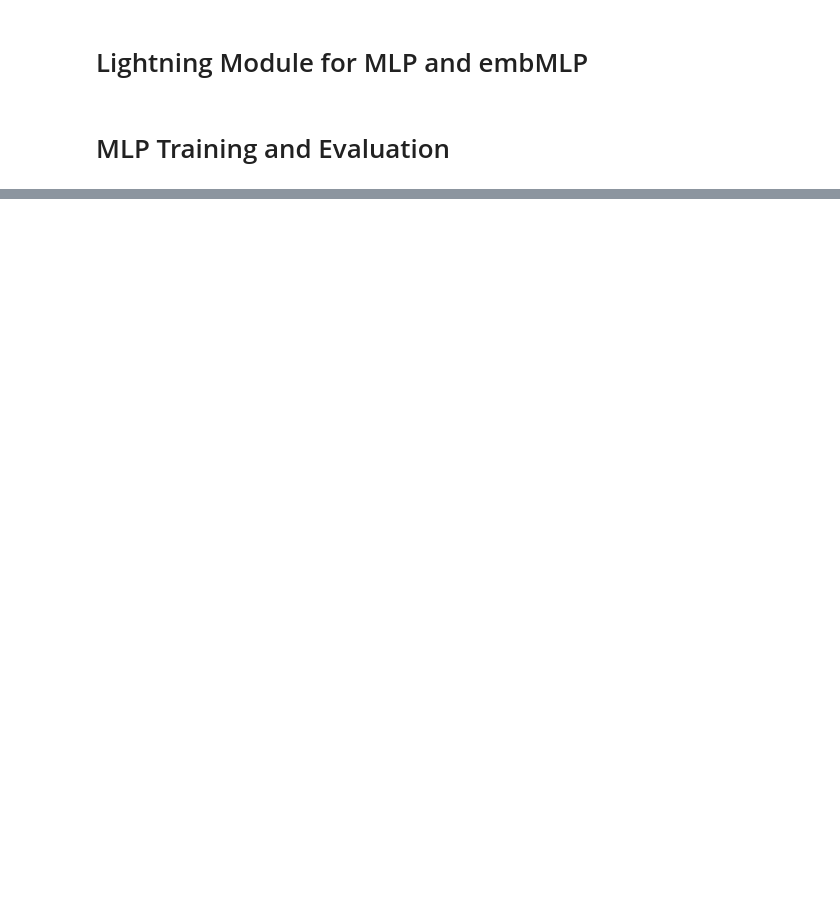
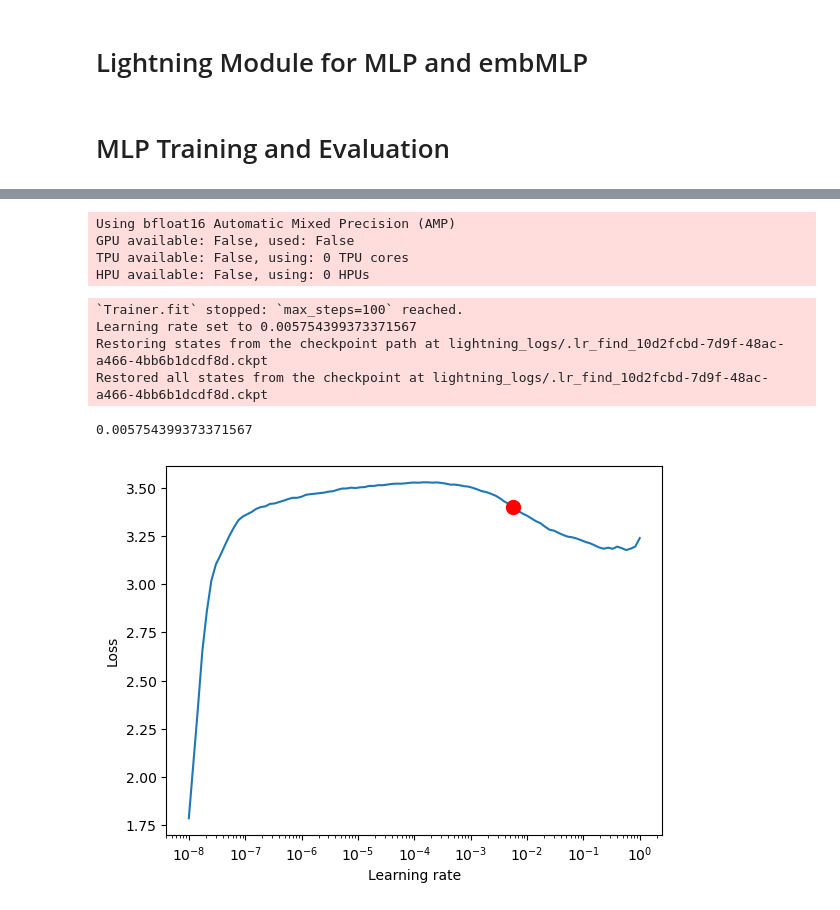
Before and after one commit to tiefenthaler/pytorch-lightning-tabular-classification, a Jupyter notebook: notebooks/20_clf_pipeline_pytorch_MLP.ipynb, the cells around one changed output, grey strips where cells are left out. Drawn from its saved outputs; the diff is of its cells as text; code cells hidden in the pictures; blank space fills up the shorter version.

```diff
--- a/notebooks/20_clf_pipeline_pytorch_MLP.ipynb
+++ b/notebooks/20_clf_pipeline_pytorch_MLP.ipynb
@@ -592,8 +620,6 @@ dm = TabularDataModuleClassificationPACKAGING(
     test_size=0.2,
     val_size=0.2,
     batch_size=64,
-    num_workers_train=0, # (os.cpu_count() / 2)
-    num_workers_inference=0, # (os.cpu_count() / 2)
     SEED=SEED
 )
 # %%
@@ -736,14 +810,14 @@ class MulticlassTabularLightningModule(L.LightningModule):
 # %% [markdown]
 # MLP Training and Evaluation
 # %%
-class MulticlassTabularMLP(torch.nn.Module):
+class MulticlassTabularMLP(nn.Module):
     def __init__(
         self,
         input_size: int = None,
         output_size: int = None,
         hidden_size: int = None,
         n_hidden_layers: int = None,
-        activation_class: torch.nn.functional = nn.ReLU,
+        activation_class: nn.Module = nn.ReLU,
         dropout: float = None,
         norm: bool = True,
     ) -> None:
@@ -753,7 +827,7 @@ class MulticlassTabularMLP(torch.nn.Module):
             output_size (int): Number of output classes.
             hidden_size (int): Number of neurons in hidden layers.
             n_hidden_layers (int): Number of hidden layers.
-            activation_class (torch.nn.functional): Activation function.
+            activation_class (nn.Module): Activation function.
             dropout (float): Dropout rate.
             norm (bool): Whether to use layer normalization.
         """
@@ -820,0 +909,8 @@ lightningmodel = MulticlassTabularLightningModule(
+# %%
+lightningmodel = MulticlassTabularLightningModule(
+    model=multiclass_mlp,
+    learning_rate=0.001,
+    train_acc = MulticlassF1Score(num_classes=dm.n_classes, average='weighted'),
+    val_acc = MulticlassF1Score(num_classes=dm.n_classes, average='weighted'),
+    test_acc = MulticlassF1Score(num_classes=dm.n_classes, average='weighted'),
+)
@@ -821,36 +980,50 @@ lightningmodel = MulticlassTabularLightningModule(
 # %%
 mlp_experiment_name = "MLP-v0"
 
 trainer = L.Trainer(
     devices="auto", # (os.cpu_count() / 2)
     callbacks=[
-        EarlyStopping(monitor='val_loss', min_delta=0.00, patience=5),
-        ModelCheckpoint(
-            monitor="val_loss",
-            mode="min",
-            save_top_k=1,
-            dirpath=f"lightning_logs/checkpoints/{mlp_experiment_name}",
-            filename=f"best_model_{mlp_experiment_name}",
-        ),
+        # EarlyStopping(monitor='val_loss', min_delta=0.00, patience=5),
+        ValPercentageEarlyStopping(monitor='val_loss', mode='min', patience=5, min_delta_percentage=0.01),
+        # ModelCheckpoint(
+        #     monitor="val_loss",
+        #     mode="min",
+        #     save_top_k=1,
+        #     every_n_epochs=5,
+        #     enable_version_counter=False,
+        #     dirpath=f"lightning_logs/checkpoints/{mlp_experiment_name}",
+        #     filename=f"best_model_{mlp_experiment_name}",
+        # ),
     ],
     logger=CSVLogger(save_dir="logs/", name=mlp_experiment_name),
     max_epochs=100,
     precision='bf16-mixed',
     default_root_dir="lightning_logs/",
 )
 
 # # Create a Tuner
 tuner = Tuner(trainer)
 
 # finds learning rate automatically and update hparams.lr to that learning rate
 lr_finder = tuner.lr_find(lightningmodel, datamodule=dm)
 fig = lr_finder.plot(suggest=True)
 #fig.savefig("lr_suggest.pdf")
 # get suggestion
 new_lr = lr_finder.suggestion()
 print(new_lr)
 # update hparams of the model
 lightningmodel.learning_rate = new_lr
+# %% [output]
+Using bfloat16 Automatic Mixed Precision (AMP)
+GPU available: False, used: False
+TPU available: False, using: 0 TPU cores
+HPU available: False, using: 0 HPUs
+`Trainer.fit` stopped: `max_steps=100` reached.
+Learning rate set to 0.005754399373371567
+Restoring states from the checkpoint path at lightning_logs/.lr_find_10d2fcbd-7d9f-48ac-a466-4bb6b1dcdf8d.ckpt
+Restored all states from the checkpoint at lightning_logs/.lr_find_10d2fcbd-7d9f-48ac-a466-4bb6b1dcdf8d.ckpt
+0.005754399373371567
+[figure, added]
 # %%
 # training
 trainer.fit(model=lightningmodel, train_dataloaders=dm.train_dataloader(), val_dataloaders=dm.val_dataloader())
```
Also changed, not shown: parts of 23 cells of this notebook.
